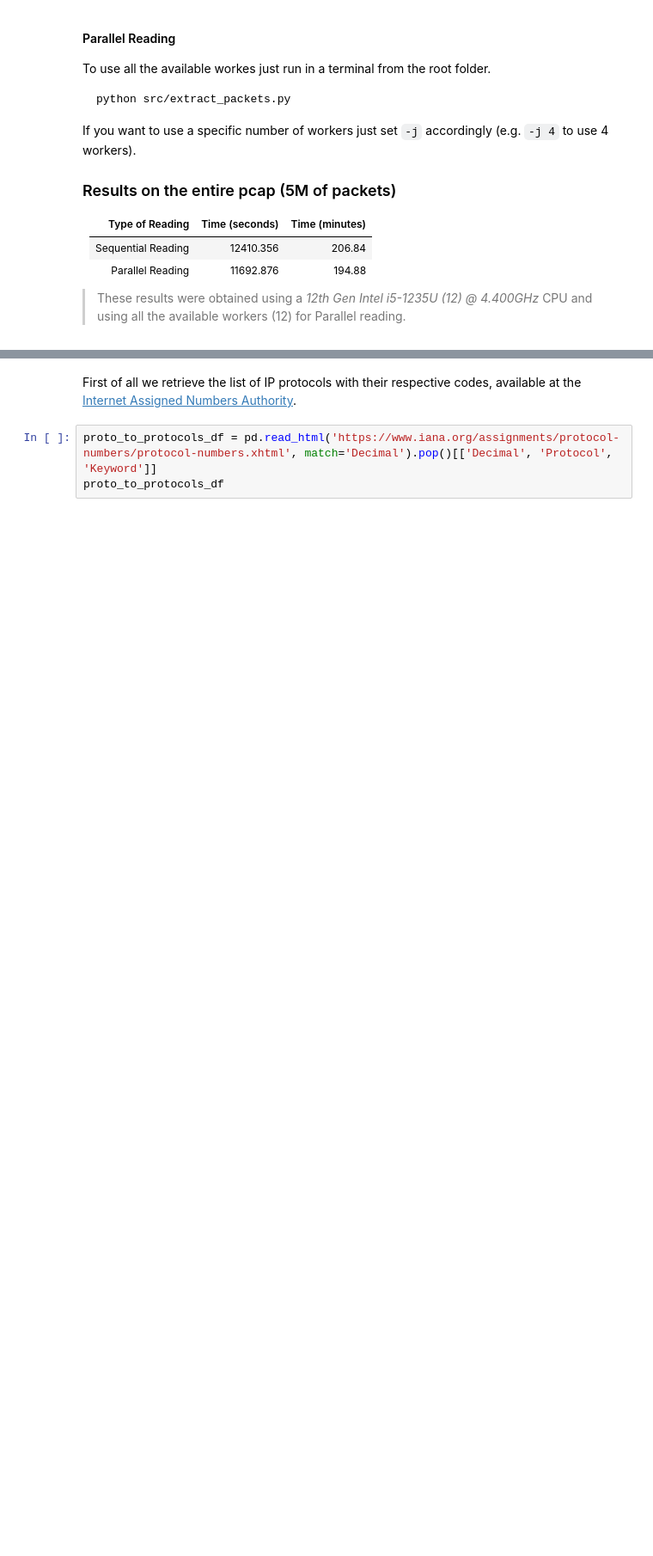
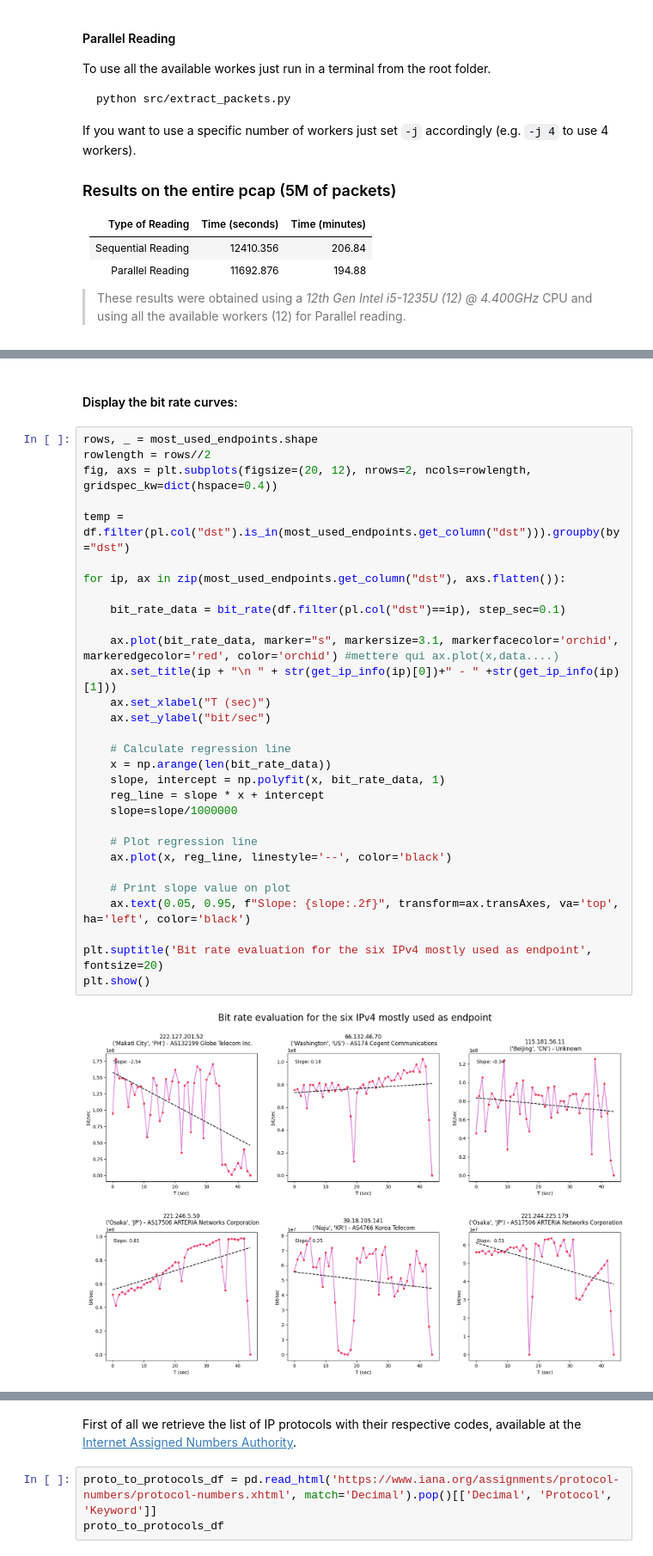
Before and after one commit to JRhin/pcap-analysis, a Jupyter notebook: main_notebook.ipynb, the cells around one changed output, grey strips where cells are left out. Shown at 86% size. Cells and saved outputs as stored; diff of their text form; blank space fills up the shorter version.

```diff
--- a/main_notebook.ipynb
+++ b/main_notebook.ipynb
@@ -191 +222,35 @@ shape: (6, 1)
+# %% [markdown]
+#### Display the bit rate curves:
+# %%
+rows, _ = most_used_endpoints.shape
+rowlength = rows//2
+fig, axs = plt.subplots(figsize=(20, 12), nrows=2, ncols=rowlength, gridspec_kw=dict(hspace=0.4))
+
+temp = df.filter(pl.col("dst").is_in(most_used_endpoints.get_column("dst"))).groupby(by="dst")
+
+for ip, ax in zip(most_used_endpoints.get_column("dst"), axs.flatten()):
+
+    bit_rate_data = bit_rate(df.filter(pl.col("dst")==ip), step_sec=0.1)
+
+    ax.plot(bit_rate_data, marker="s", markersize=3.1, markerfacecolor='orchid', markeredgecolor='red', color='orchid') #mettere qui ax.plot(x,data....)
+    ax.set_title(ip + "\n " + str(get_ip_info(ip)[0])+" - " +str(get_ip_info(ip)[1]))
+    ax.set_xlabel("T (sec)")
+    ax.set_ylabel("bit/sec")
+
+    # Calculate regression line
+    x = np.arange(len(bit_rate_data))
+    slope, intercept = np.polyfit(x, bit_rate_data, 1)
+    reg_line = slope * x + intercept
+    slope=slope/1000000
+
+    # Plot regression line
+    ax.plot(x, reg_line, linestyle='--', color='black')
+
+    # Print slope value on plot
+    ax.text(0.05, 0.95, f"Slope: {slope:.2f}", transform=ax.transAxes, va='top', ha='left', color='black')
+
+plt.suptitle('Bit rate evaluation for the six IPv4 mostly used as endpoint', fontsize=20)
+plt.show()
+# %% [output]
+[figure, added]
 # %% [markdown]
```
Also changed, not shown: parts of 23 cells of this notebook.
